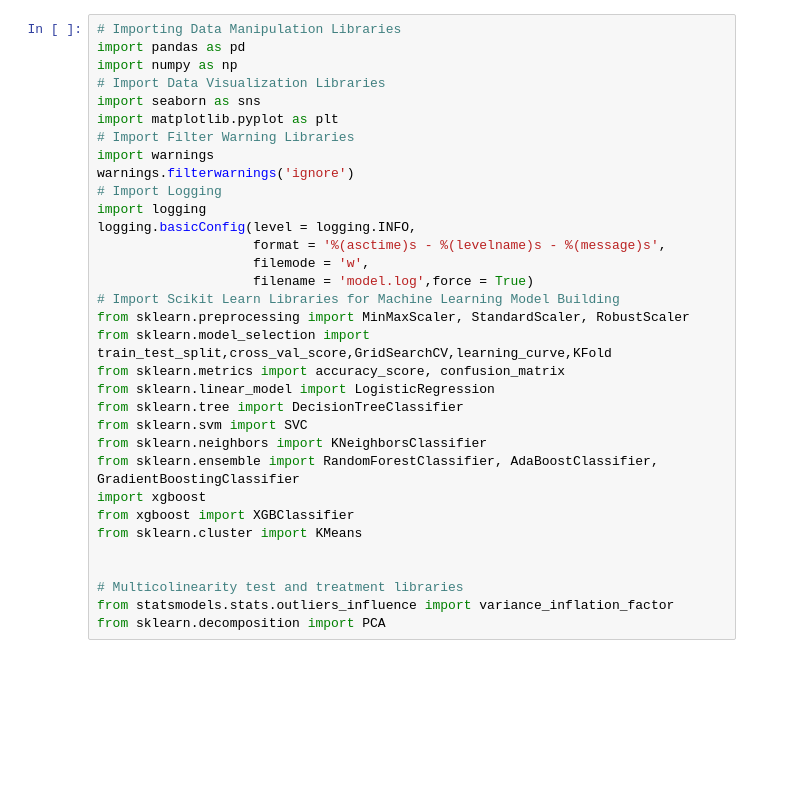
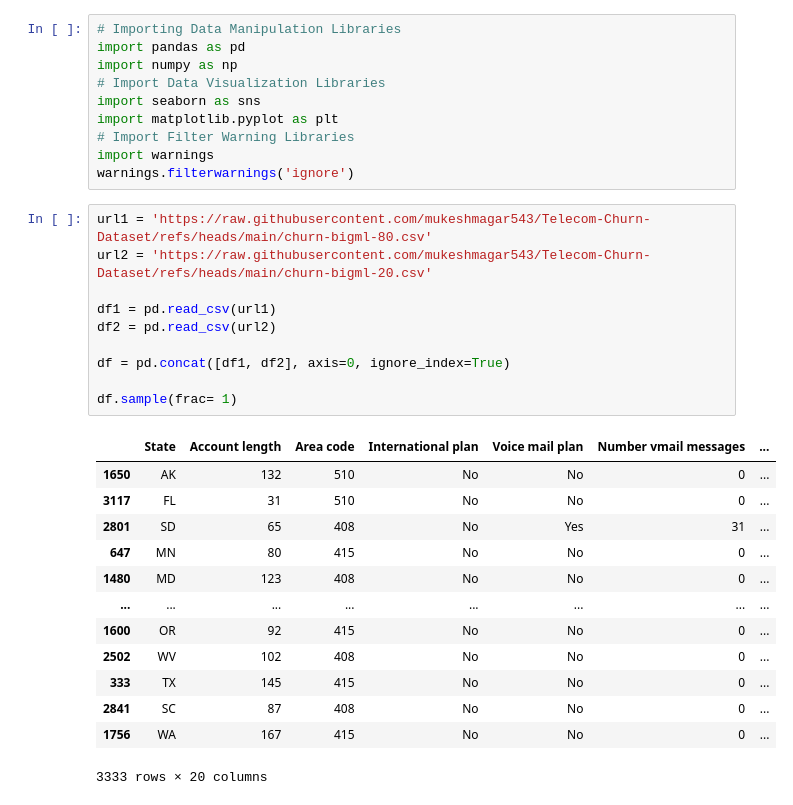
Before and after one commit to mukeshmagar543/Telecom-Churn-Dataset, a Jupyter notebook: Model.ipynb, the cells around one changed output. Drawn from its saved outputs; the diff is of its cells as text; blank space fills up the shorter version.

Commit message:
Model Building

```diff
--- a/Model.ipynb
+++ b/Model.ipynb
@@ -8,26 +8,27 @@ import matplotlib.pyplot as plt
 # Import Filter Warning Libraries
 import warnings
 warnings.filterwarnings('ignore')
-# Import Logging
-import logging
-logging.basicConfig(level = logging.INFO,
-                    format = '%(asctime)s - %(levelname)s - %(message)s',
-                    filemode = 'w',
-                    filename = 'model.log',force = True)
-# Import Scikit Learn Libraries for Machine Learning Model Building
-from sklearn.preprocessing import MinMaxScaler, StandardScaler, RobustScaler
-from sklearn.model_selection import train_test_split,cross_val_score,GridSearchCV,learning_curve,KFold
-from sklearn.metrics import accuracy_score, confusion_matrix
-from sklearn.linear_model import LogisticRegression
-from sklearn.tree import DecisionTreeClassifier
-from sklearn.svm import SVC
-from sklearn.neighbors import KNeighborsClassifier
-from sklearn.ensemble import RandomForestClassifier, AdaBoostClassifier, GradientBoostingClassifier
-import xgboost
-from xgboost import XGBClassifier
-from sklearn.cluster import KMeans
-
-
-# Multicolinearity test and treatment libraries
-from statsmodels.stats.outliers_influence import variance_inflation_factor
-from sklearn.decomposition import PCA
+# %%
+url1 = 'https://raw.githubusercontent.com/mukeshmagar543/Telecom-Churn-Dataset/refs/heads/main/churn-bigml-80.csv'
+url2 = 'https://raw.githubusercontent.com/mukeshmagar543/Telecom-Churn-Dataset/refs/heads/main/churn-bigml-20.csv'
+
+df1 = pd.read_csv(url1)
+df2 = pd.read_csv(url2)
+
+df = pd.concat([df1, df2], axis=0, ignore_index=True)
+
+df.sample(frac= 1)
+# %% [output]
+|  | State | Account length | Area code | International plan | Voice mail plan | Number vmail messages | ... |
+| 1650 | AK | 132 | 510 | No | No | 0 | ... |
+| 3117 | FL | 31 | 510 | No | No | 0 | ... |
+| 2801 | SD | 65 | 408 | No | Yes | 31 | ... |
+| 647 | MN | 80 | 415 | No | No | 0 | ... |
+| 1480 | MD | 123 | 408 | No | No | 0 | ... |
+| ... | ... | ... | ... | ... | ... | ... | ... |
+| 1600 | OR | 92 | 415 | No | No | 0 | ... |
+| 2502 | WV | 102 | 408 | No | No | 0 | ... |
+| 333 | TX | 145 | 415 | No | No | 0 | ... |
+| 2841 | SC | 87 | 408 | No | No | 0 | ... |
+| 1756 | WA | 167 | 415 | No | No | 0 | ... |
+3333 rows × 20 columns
```
Also changed, not shown: parts of 17 cells of this notebook.
